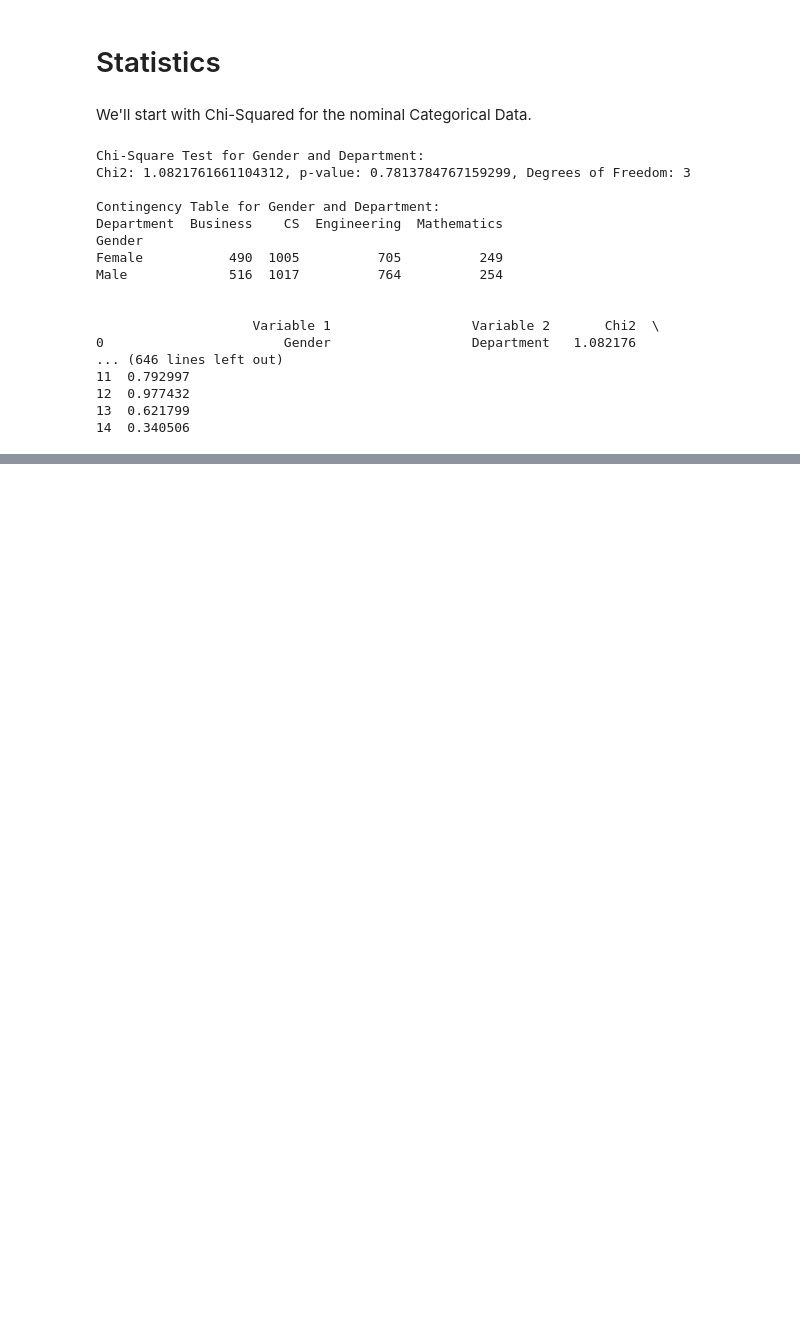
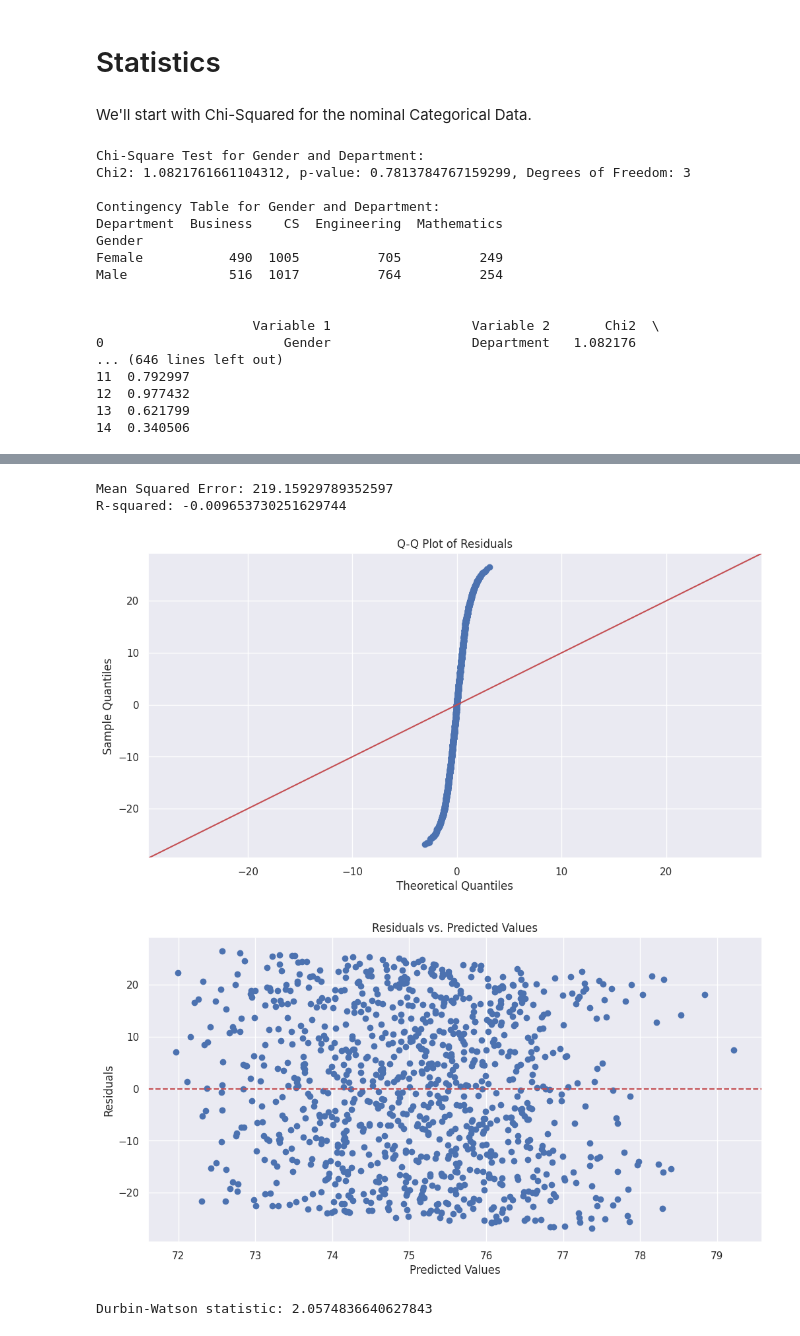
Before and after one commit to drpafowler/kaggle, a Jupyter notebook: Student_Performance_Behavior.ipynb, the cells around one changed output, grey strips where cells are left out. Saved outputs shown, nothing was run; the diff lists cells and outputs as text; code cells hidden in the pictures; blank space fills up the shorter version.

Commit message:
working on the multiple linear regression model

```diff
--- a/Student_Performance_Behavior.ipynb
+++ b/Student_Performance_Behavior.ipynb
@@ -293,0 +322,6 @@ df_encoded.head()
+# %%
+# One-hot encode the categorical columns including 'Grade' and drop one of each to avoid the dummy variable trap
+df_encoded = pd.get_dummies(df_transformed_boxcox, columns=categorical_columns + ['Grade'], drop_first=True)
+
+# Display the first few rows of the encoded dataframe
+df_encoded.head()
@@ -293,0 +336,51 @@ df_encoded.head()
+# %%
+
+
+# Define the features (independent variables) and the target (dependent variable)
+X = df_encoded.drop(columns=['Total_Score'])
+y = df_encoded['Total_Score']
+
+# Split the data into training and testing sets
+X_train, X_test, y_train, y_test = train_test_split(X, y, test_size=0.2, random_state=42)
+
+# Initialize the Linear Regression model
+model = LinearRegression()
+
+# Train the model using the training set
+model.fit(X_train, y_train)
+
+# Make predictions using the testing set
+y_pred = model.predict(X_test)
+
+# Evaluate the model
+mse = mean_squared_error(y_test, y_pred)
+r2 = r2_score(y_test, y_pred)
+
+print(f"Mean Squared Error: {mse}")
+print(f"R-squared: {r2}")
+
+# Calculate residuals
+residuals = y_test - y_pred
+
+# Check for normality of residuals using Q-Q plot
+sm.qqplot(residuals, line='45')
+plt.title('Q-Q Plot of Residuals')
+plt.show()
+
+# Check for homoscedasticity using a scatter plot of residuals vs. predicted values
+plt.scatter(y_pred, residuals)
+plt.axhline(y=0, color='r', linestyle='--')
+plt.title('Residuals vs. Predicted Values')
+plt.xlabel('Predicted Values')
+plt.ylabel('Residuals')
+plt.show()
+
+# Check for independence of residuals using the Durbin-Watson test
+dw_stat = sm.stats.durbin_watson(residuals)
+print(f'Durbin-Watson statistic: {dw_stat}')
+# %% [output]
+Mean Squared Error: 219.15929789352597
+R-squared: -0.009653730251629744
+[figure, added]
+[figure, added]
+Durbin-Watson statistic: 2.0574836640627843
```
Also changed, not shown: parts of 7 cells of this notebook.
